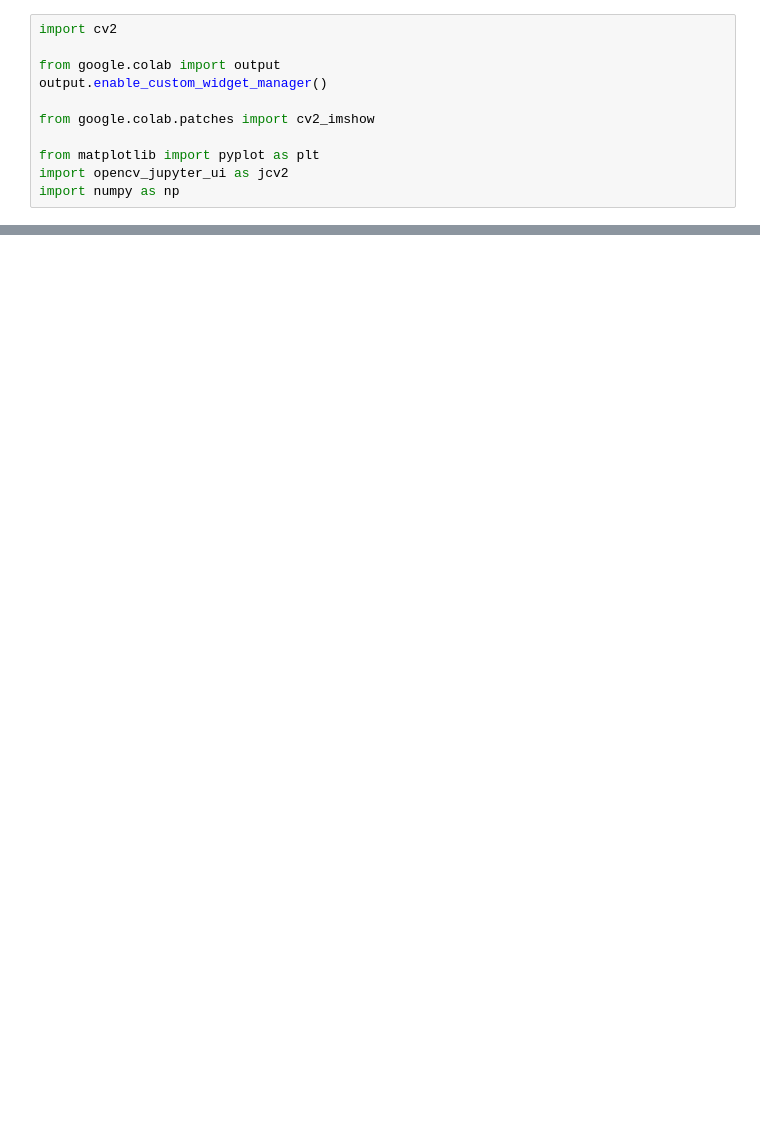
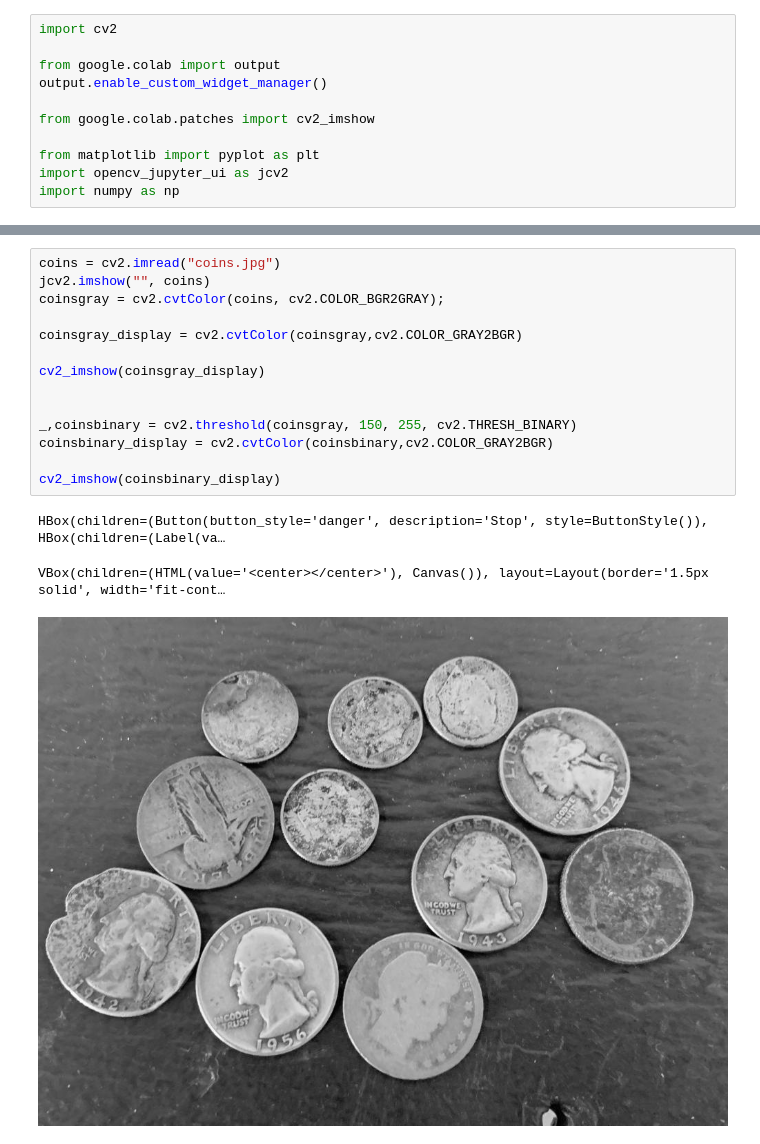
Before and after one commit to GallardoCarmen/ProcesamientoMultimedia, a Jupyter notebook: 28_10_Procesamiento.ipynb, the cells around one changed output, grey strips where cells are left out. Cells and saved outputs as stored; diff of their text form; blank space fills up the shorter version.

```diff
--- a/28_10_Procesamiento.ipynb
+++ b/28_10_Procesamiento.ipynb
@@ -59,0 +65,18 @@ VBox(children=(HTML(value='<center></center>'), Canvas()), layout=Layout(border=
+# %%
+coins = cv2.imread("coins.jpg")
+jcv2.imshow("", coins)
+coinsgray = cv2.cvtColor(coins, cv2.COLOR_BGR2GRAY);
+
+coinsgray_display = cv2.cvtColor(coinsgray,cv2.COLOR_GRAY2BGR)
+
+cv2_imshow(coinsgray_display)
+
+
+_,coinsbinary = cv2.threshold(coinsgray, 150, 255, cv2.THRESH_BINARY)
+coinsbinary_display = cv2.cvtColor(coinsbinary,cv2.COLOR_GRAY2BGR)
+
+cv2_imshow(coinsbinary_display)
+# %% [output]
+HBox(children=(Button(button_style='danger', description='Stop', style=ButtonStyle()), HBox(children=(Label(va…
+VBox(children=(HTML(value='<center></center>'), Canvas()), layout=Layout(border='1.5px solid', width='fit-cont…
+[figure, added]
```
Also changed, not shown: parts of 7 cells of this notebook.
